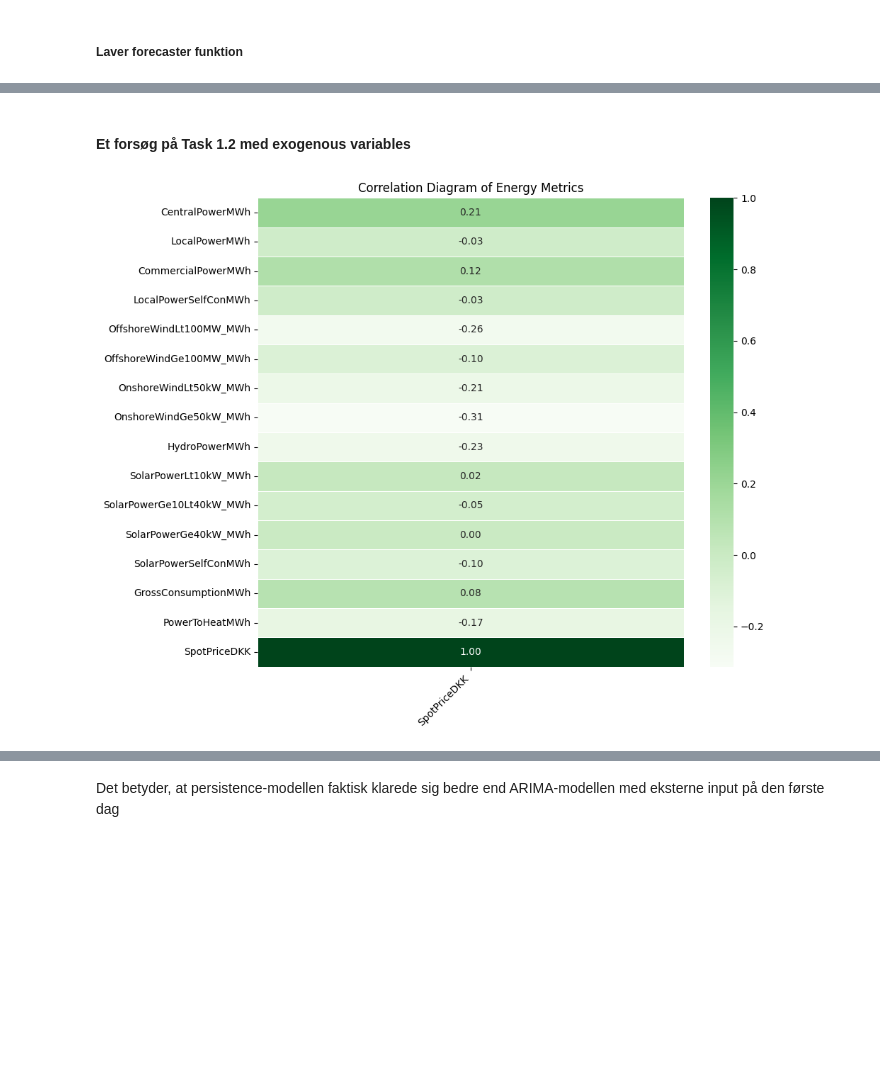
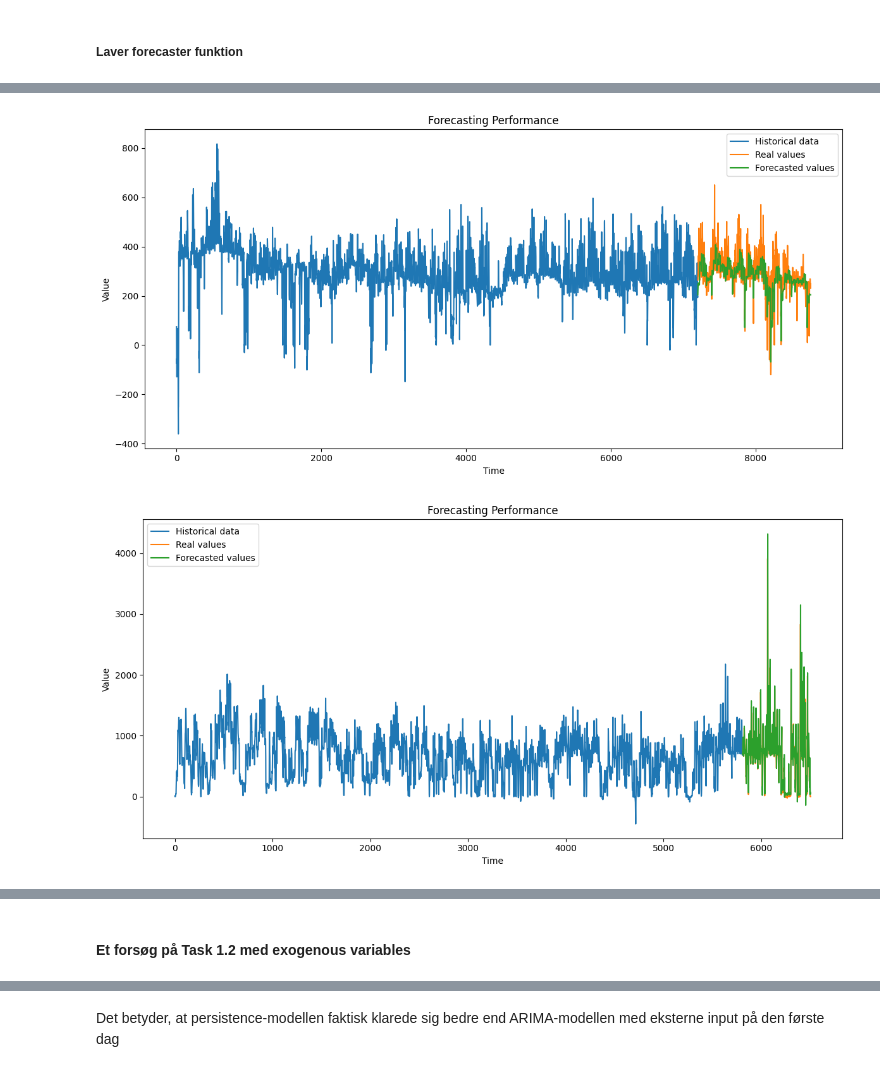
Before and after one commit to MortenHay/EnergyAnalytics, a Jupyter notebook: Assignment2/Aflevering-2.ipynb, the cells around one changed output, grey strips where cells are left out. Saved outputs shown, nothing was run; the diff lists cells and outputs as text; code cells hidden in the pictures; blank space fills up the shorter version.

```diff
--- a/Assignment2/Aflevering-2.ipynb
+++ b/Assignment2/Aflevering-2.ipynb
@@ -271,6 +271,6 @@ The model gives an MAE of 75.701
 # %%
 train = train_set_E['SpotPriceDKK'].values
 test = test_set_E['SpotPriceDKK'].values
-data = df_prices['SpotPriceDKK'].values
+data = df_prices['SpotPriceDKK'].values[0:168]
 # %% [markdown]
 ##### Laver forecaster funktion
@@ -336,0 +370,5 @@ The model gives an MAE of 109.372
+# %%
+data = df_prices['SpotPriceDKK'].values[0:24*365]
+train, test = model_selection.train_test_split(data, train_size=24*300)
+model = Create_Sarima(train, order=(3, 1, 2))
+result = Forecaster(test, model,24)
@@ -336,0 +393,5 @@ The model gives an MAE of 109.372
+# %%
+Plotting(train, test, result)
+# %% [output]
+[figure, added]
+[figure, added]
@@ -337,50 +399,2 @@ The model gives an MAE of 109.372
 # %% [markdown]
 #### Et forsøg på Task 1.2 med exogenous variables
-# %%
-import seaborn as sns
-
-# Select numeric columns for correlation analysis
-numeric_data = df_data.select_dtypes(include=['float64', 'int64'])
-
-# Compute correlation matrix
-correlation_matrix = numeric_data.corr()
-
-# Defining, from Machinelearning,
-Targets = ['SpotPriceDKK']
-
-Features = ['CentralPowerMWh',
-            'LocalPowerMWh',
-            'CommercialPowerMWh',
-            'LocalPowerSelfConMWh',
-            'OffshoreWindLt100MW_MWh',
-            'OffshoreWindGe100MW_MWh',
-            'OnshoreWindLt50kW_MWh',
-            'OnshoreWindGe50kW_MWh',
-            'HydroPowerMWh',
-            'SolarPowerLt10kW_MWh',
-            'SolarPowerGe10Lt40kW_MWh',
-            'SolarPowerGe40kW_MWh',
-            'SolarPowerSelfConMWh',
-            'GrossConsumptionMWh',
-            'PowerToHeatMWh',
-            'SpotPriceDKK'
-            ]
-
-
-corr_subset = correlation_matrix.loc[Features, Targets]
-# Set up matplotlib figure
-plt.figure(figsize=(10, 8))
-colorpalet = 'greens'
-# Create a heatmap
-sns.heatmap(corr_subset, annot=True, cmap='Greens', fmt='.2f', linewidths=0.5)
-
-# Set titles and labels
-plt.title('Correlation Diagram of Energy Metrics')
-plt.xticks(rotation=45, ha='right')
-plt.yticks(rotation=0)
-
-# Display the plot
-plt.tight_layout()
-plt.show()
-# %% [output]
-[figure, removed]
```
Also changed, not shown: parts of 16 cells of this notebook.
